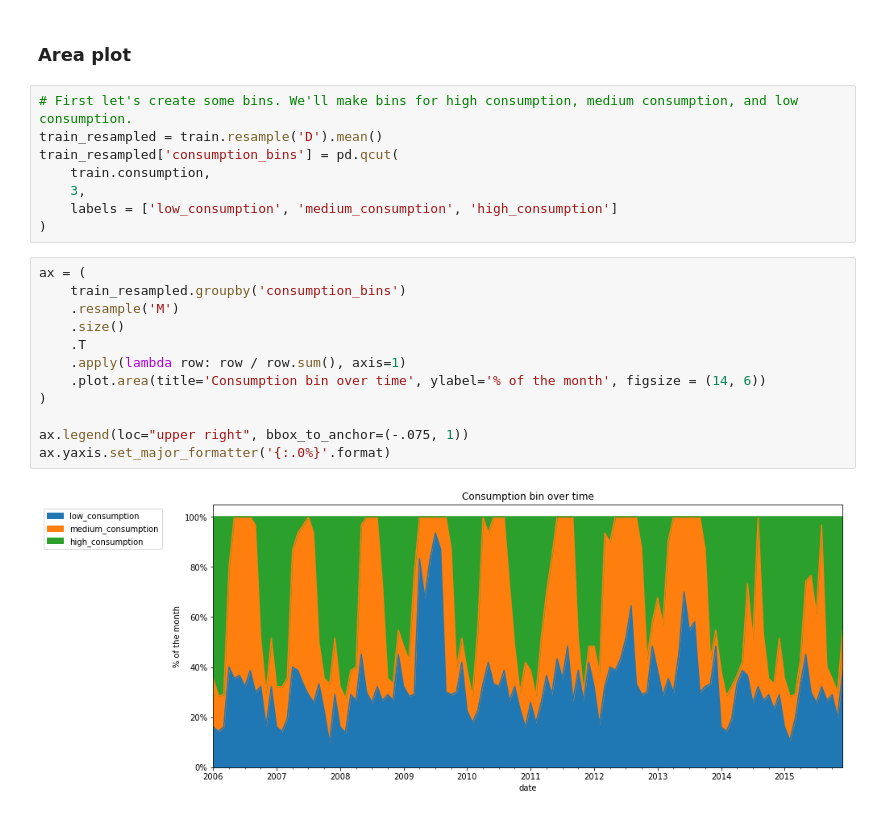
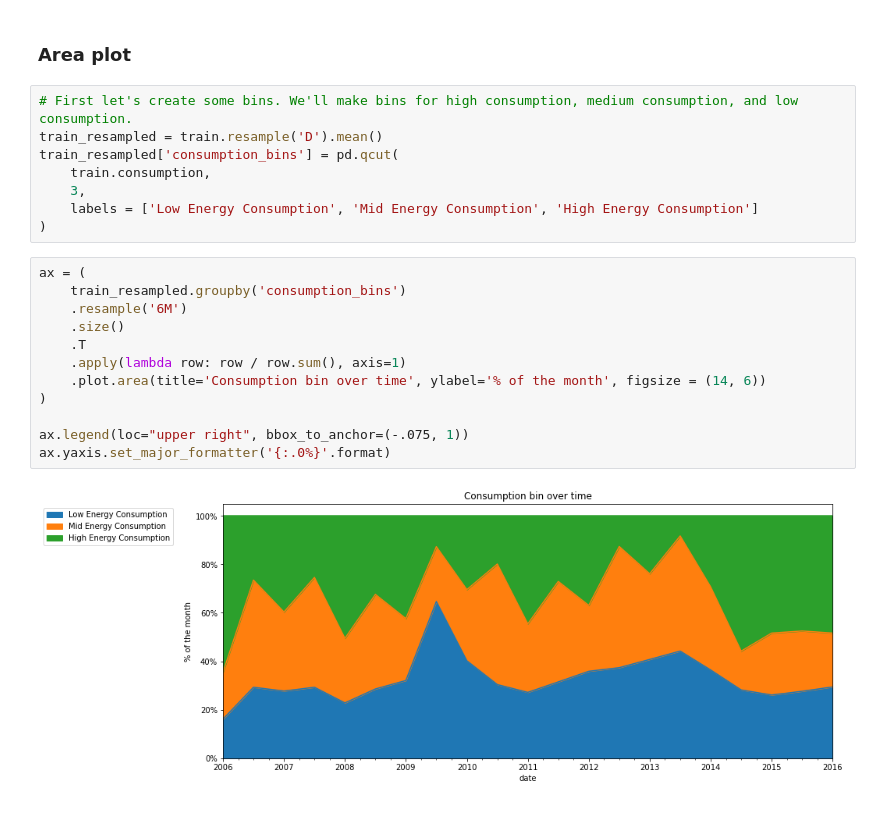
Before and after one commit to alegarcia-dev/time-series-exercises, a Jupyter notebook: explore.ipynb, the cells around one changed output. Drawn from its saved outputs; the diff is of its cells as text.

```diff
--- a/explore.ipynb
+++ b/explore.ipynb
@@ -254,19 +274,19 @@ train_resampled = train.resample('D').mean()
 train_resampled['consumption_bins'] = pd.qcut(
     train.consumption,
     3,
-    labels = ['low_consumption', 'medium_consumption', 'high_consumption']
+    labels = ['Low Energy Consumption', 'Mid Energy Consumption', 'High Energy Consumption']
 )
 # %%
 ax = (
     train_resampled.groupby('consumption_bins')
-    .resample('M')
+    .resample('6M')
     .size()
     .T
     .apply(lambda row: row / row.sum(), axis=1)
     .plot.area(title='Consumption bin over time', ylabel='% of the month', figsize = (14, 6))
 )
 
 ax.legend(loc="upper right", bbox_to_anchor=(-.075, 1))
 ax.yaxis.set_major_formatter('{:.0%}'.format)
 # %% [output]
-[figure, old version]
+[figure, new version]
```
Also changed, not shown: parts of 3 cells of this notebook.
